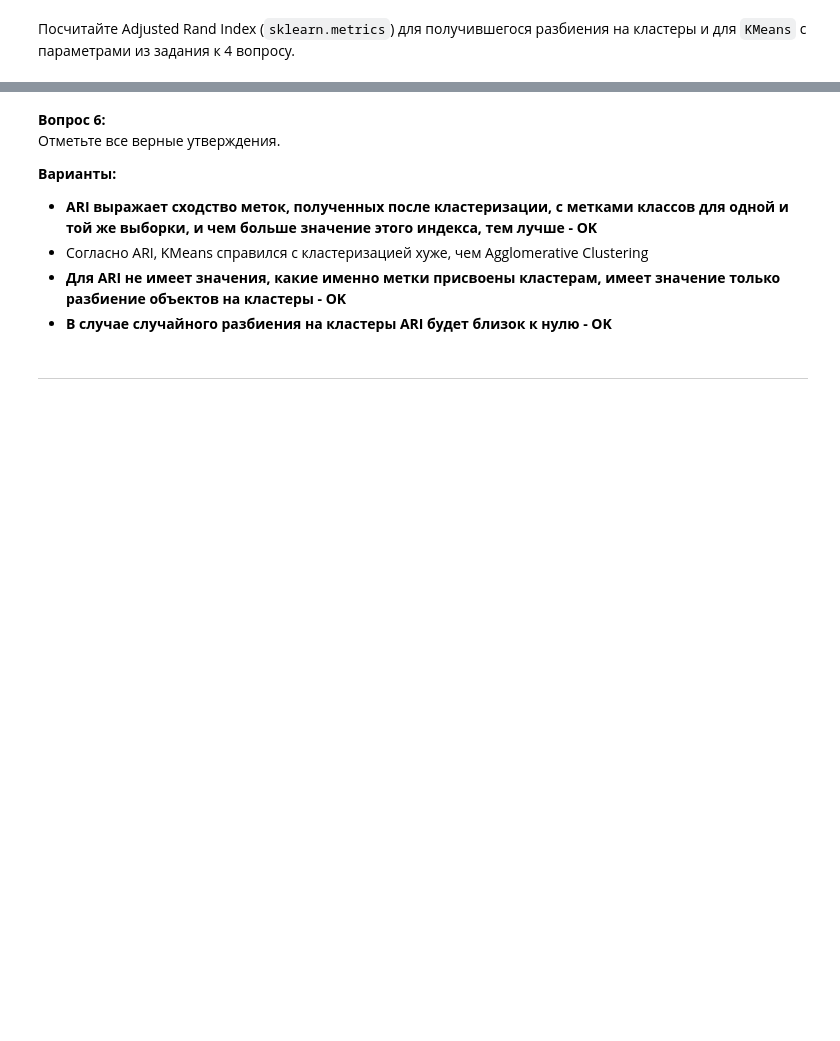
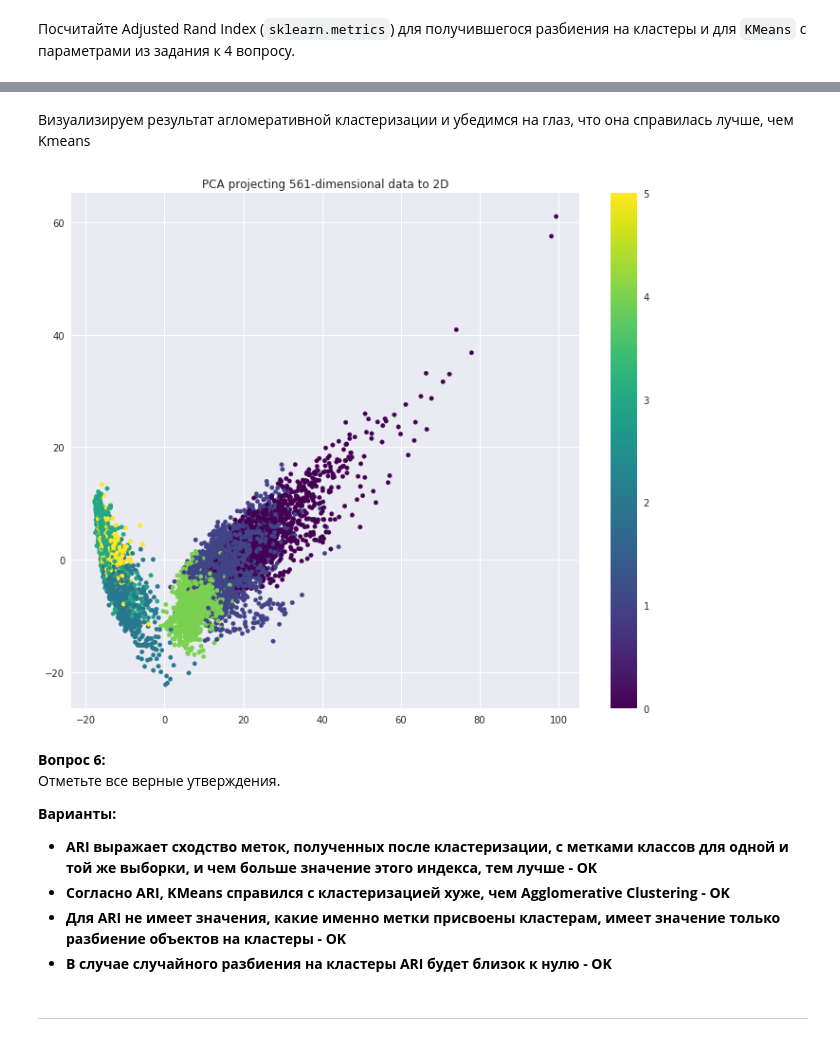
Before and after one commit to shereshevskiy/mlcourse_open, a Jupyter notebook: jupyter_notebooks/topic07_unsupervised/[MySolution]_hw7_session2_unsupervised_learning.ipynb, the cells around one changed output, grey strips where cells are left out. Drawn from its saved outputs; the diff is of its cells as text; code cells hidden in the pictures; blank space fills up the shorter version.

```diff
--- a/jupyter_notebooks/topic07_unsupervised/[MySolution]_hw7_session2_unsupervised_learning.ipynb
+++ b/jupyter_notebooks/topic07_unsupervised/[MySolution]_hw7_session2_unsupervised_learning.ipynb
@@ -277,10 +277,20 @@ print(' ARI_ag = ', ARI_ag, '\n', 'ARI_kmeans = ', ARI_kmeans)
+# %% [markdown]
+Визуализируем результат агломеративной кластеризации и убедимся на глаз, что она справилась лучше, чем Kmeans
+# %%
+plt.figure(figsize=(12,10))
+plt.title('PCA projecting %d-dimensional data to 2D' % X_scaled.shape[1])
+plt.scatter(X_reduced[:, 0], X_reduced[:, 1], c=ag.labels_, s=20, cmap='viridis')
+
+plt.colorbar();
+# %% [output]
+[figure, added]
 # %% [markdown]
 **Вопрос 6:**<br>
 Отметьте все верные утверждения.<br>
 
 **Варианты:**
 - **ARI выражает сходство меток, полученных после кластеризации, с метками классов для одной и той же выборки, и чем больше значение этого индекса, тем лучше - OK**
-- Согласно ARI, KMeans справился с кластеризацией хуже, чем Agglomerative Clustering
+- **Согласно ARI, KMeans справился с кластеризацией хуже, чем Agglomerative Clustering - OK**
 - **Для ARI не имеет значения, какие именно метки присвоены кластерам, имеет значение только разбиение объектов на кластеры - OK**
 - **В случае случайного разбиения на кластеры ARI будет близок к нулю - OK**
 # %% [markdown]
```
Also changed, not shown: parts of 14 cells of this notebook.
